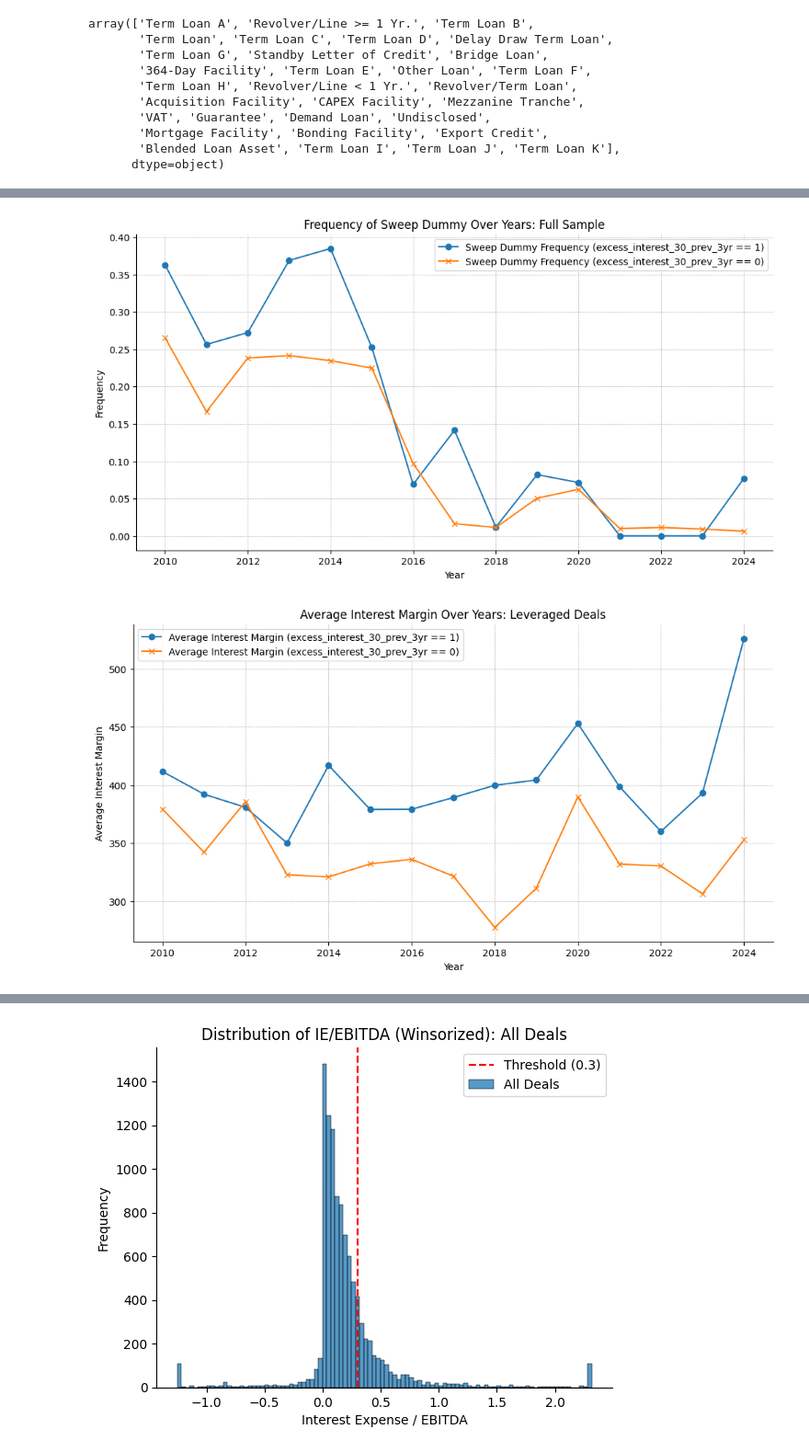
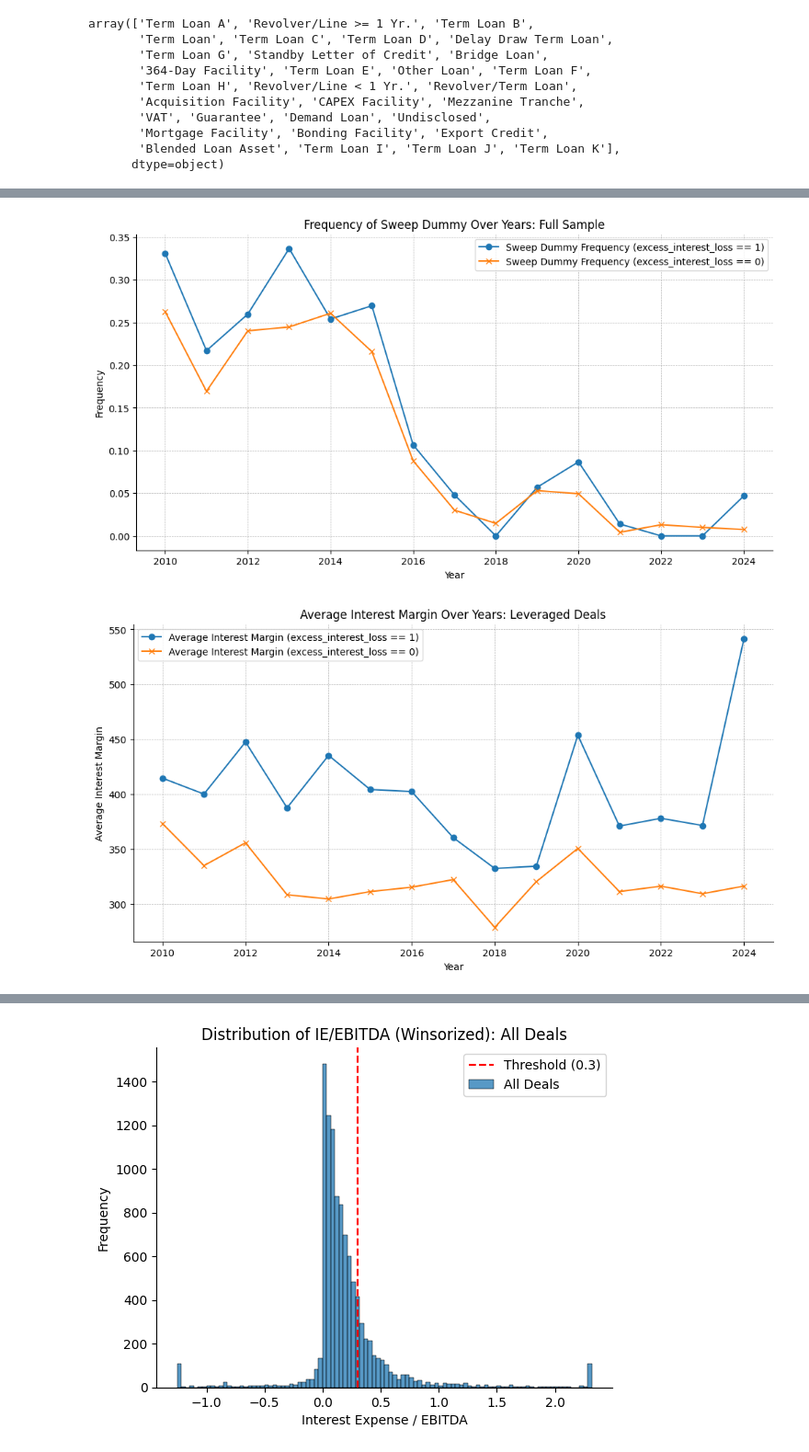
Before and after one commit to zirui-song/interest-deductibility-and-debt-contracting, a Jupyter notebook: Dealscan_Analysis.ipynb, the cells around one changed output, grey strips where cells are left out. Shown at 92% size. Cells and saved outputs as stored; diff of their text form; code cells hidden in the pictures.

```diff
--- a/Dealscan_Analysis.ipynb
+++ b/Dealscan_Analysis.ipynb
@@ -791,6 +791,9 @@ tranche_level_ds_compa['maturity'] = (tranche_level_ds_compa['tranche_maturity_d
 
 # generate secured_dummy = 1 if secured is Yes
 tranche_level_ds_compa['secured_dummy'] = np.where(tranche_level_ds_compa['secured'] == 'Yes', 1, 0)
+
+# generate sponsor_dummy = 1 if sponsor is Nonmissing and 0 otherwise
+tranche_level_ds_compa['sponsor_dummy'] = np.where(tranche_level_ds_compa['sponsor'].notnull(), 1, 0)
 # %%
 # generate num_fin_cov that is the number of commas in all_covenants_financial + 1
 tranche_level_ds_compa['num_fin_cov'] = tranche_level_ds_compa['all_covenants_financial'].str.count(',') + 1
@@ -933,6 +936,5 @@ def plot_excess_interest_30(excess_interest_30, tranche_level_ds_compa, overleaf
     plt.savefig(os.path.join(overleaf_dir, f'Figures/freq_sweep_leveraged_{excess_interest_30}.png'))
 
 # Example usage:
-plot_excess_interest_30('excess_interest_30', tranche_level_ds_compa, overleaf_dir)
-plot_excess_interest_30('excess_interest_30_prev_3yr', tranche_level_ds_compa, overleaf_dir)
+plot_excess_interest_30('excess_interest_loss', tranche_level_ds_compa, overleaf_dir)
 # %% [output]
@@ -942,2 +944,2 @@ plot_excess_interest_30('excess_interest_30_prev_3yr', tranche_level_ds_compa, o
-[figure, old version]
+[figure, new version]
-[figure, old version]
+[figure, new version]
```
Also changed, not shown: parts of 5 cells of this notebook.
